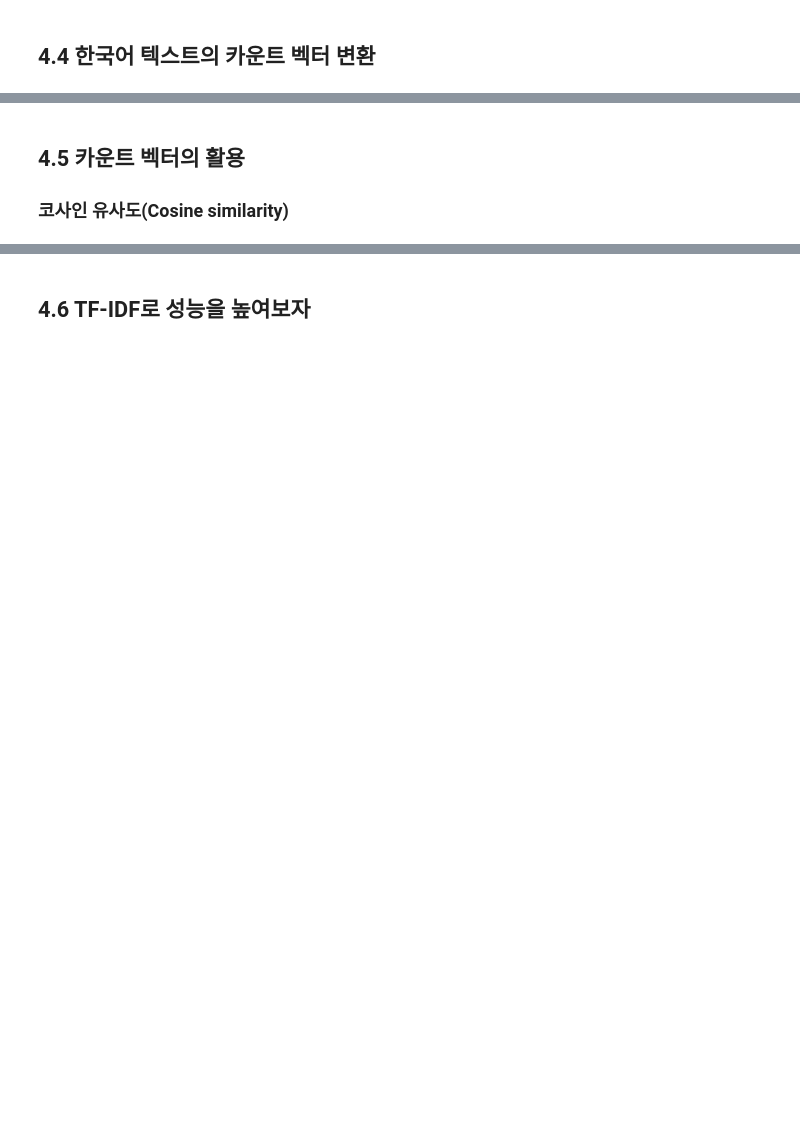
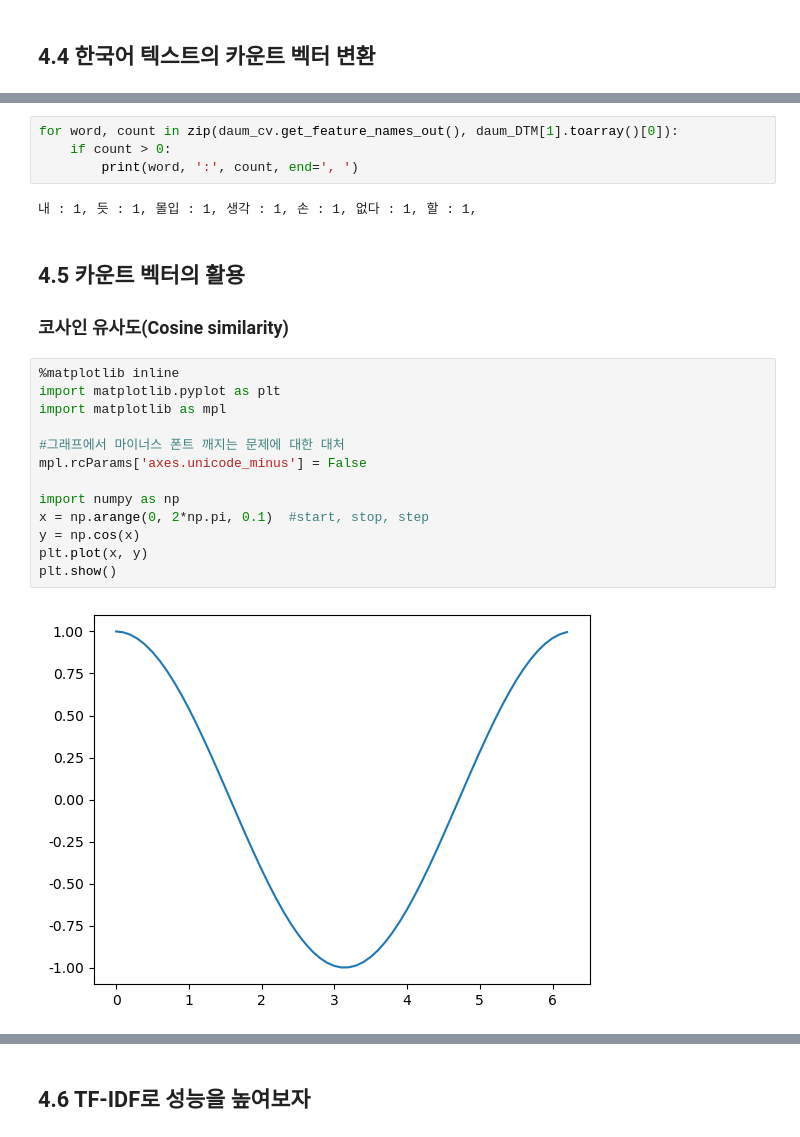
Before and after one commit to rosakim83/Textmining, a Jupyter notebook: Ch 04. 카운트 기반의 문서표현-rose.ipynb, the cells around one changed output, grey strips where cells are left out. Drawn from its saved outputs; the diff is of its cells as text; blank space fills up the shorter version.

```diff
--- a/Ch 04. 카운트 기반의 문서표현-rose.ipynb
+++ b/Ch 04. 카운트 기반의 문서표현-rose.ipynb
@@ -122,4 +236,25 @@ http://scikit-learn.org/stable/modules/feature_extraction.html#text-feature-extr
+# %%
+for word, count in zip(daum_cv.get_feature_names_out(), daum_DTM[1].toarray()[0]):
+    if count > 0:
+        print(word, ':', count, end=', ')
+# %% [output]
+내 : 1, 듯 : 1, 몰입 : 1, 생각 : 1, 손 : 1, 없다 : 1, 할 : 1,
 # %% [markdown]
 ## 4.5 카운트 벡터의 활용
 
 ### 코사인 유사도(Cosine similarity)
+# %%
+%matplotlib inline
+import matplotlib.pyplot as plt
+import matplotlib as mpl
+
+#그래프에서 마이너스 폰트 깨지는 문제에 대한 대처
+mpl.rcParams['axes.unicode_minus'] = False
+
+import numpy as np
+x = np.arange(0, 2*np.pi, 0.1)  #start, stop, step
+y = np.cos(x)
+plt.plot(x, y)
+plt.show()
+# %% [output]
+[figure, added]
```
Also changed, not shown: parts of 14 cells of this notebook.
